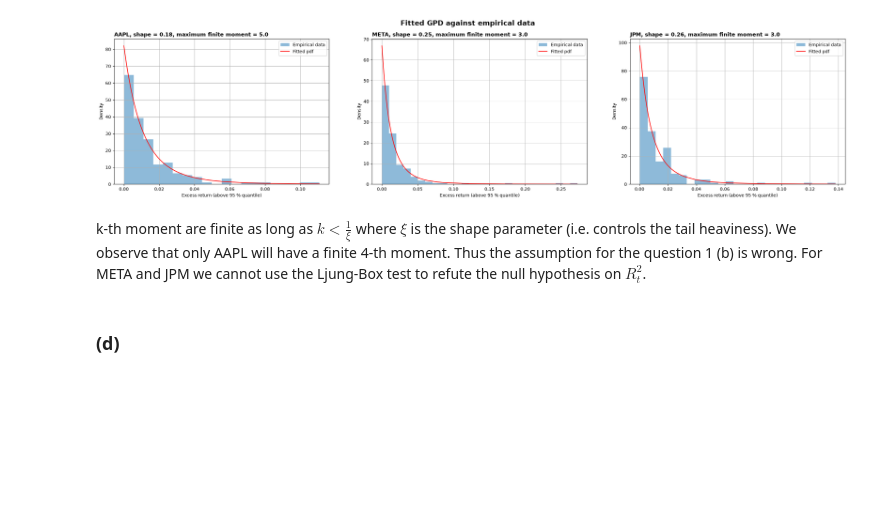
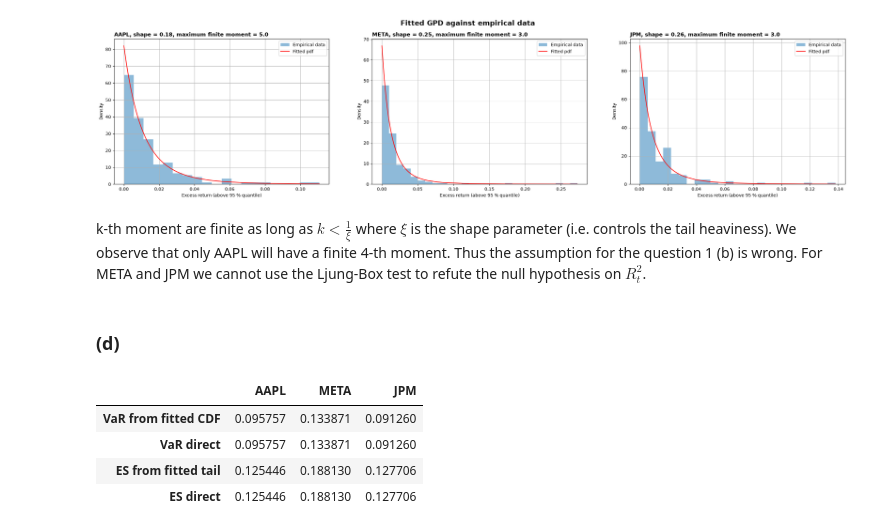
Before and after one commit to RomainFast121/quant-risk-project, a Jupyter notebook: Project_template.ipynb, the cells around one changed output. Cells and saved outputs as stored; diff of their text form; code cells hidden in the pictures; blank space fills up the shorter version.

Commit message:
First completion of question 6 (need to be read again)

```diff
--- a/Project_template.ipynb
+++ b/Project_template.ipynb
@@ -526,3 +526,86 @@ k-th moment are finite as long as  $k < \frac{1}{\xi}$ where $\xi$ is the shape
 ### (d)
 # %%
 # Recall Nu_dict contains number of exceedance
+# and params contains the fitted GPD parameters
+
+compare = {}
+var_es_results = []
+
+for name in full_loss:
+
+    n = full_loss[name].shape[0]
+    u = u_dict[name]
+    Nu = Nu_dict[name]
+    param = params[name]
+    shape, scale = param[0], param[2]
+
+
+    # 1. First we compute VaR and ES through the CDF
+    r = n/Nu * (1 - DEEP_ALPHA)
+    var_cdf = u + genpareto.isf(r, c=shape, loc=0, scale=scale)
+    es_cdf = var_cdf + (scale + shape *(var_cdf - u))/(1 - shape)
+
+    # 2. Compute VaR and ES through A.5 formulas
+    # Use DEEP_ALPHA
+
+    var_direct = u + scale/shape * ((n * (1 - DEEP_ALPHA)/Nu)**(-shape) - 1)
+    es_direct = var_direct/(1 - shape) + (scale - u * shape)/(1 - shape)
+
+    compare[name] = {
+        "VaR from fitted CDF": var_cdf,
+        "VaR direct": var_direct,
+        "ES from fitted tail": es_cdf,
+        "ES direct": es_direct,
+    }
+
+    # 4. Save results
+    var_es_results.append({
+        'method' : 'Fitted GPD', 'stock' : name,
+        'alpha' : DEEP_ALPHA, 'VaR' : var_cdf, 'ES' : es_cdf
+    })
+
+display(pd.DataFrame(compare))
+
+
+# Question 6 (e) (same code as question 2)
+window_losses = losses        # one column per stock
+alphas = [DEEP_ALPHA]
+
+# (a) Gaussian
+for elem in window_losses:
+    mu = window_losses[elem].mean()
+    sigma = window_losses[elem].std(ddof=1)
+    for alpha in alphas:
+        var = mu + sigma * stats.norm.ppf(alpha)
+        es = mu + sigma * stats.norm.pdf(stats.norm.ppf(alpha)) / (1 - alpha)
+        method = "Gaussian"
+        var_es_results.append({
+            "method": method, "stock": elem, "alpha": alpha,
+            "VaR": var,
+            "ES": es,
+        })
+
+# (b) Student-t
+t_params = {}
+for elem in window_losses:
+    lw = window_losses[elem]
+    nu, mu_t, sig_t = stats.t.fit(lw.to_numpy())
+    t_params[elem] = (nu, mu_t, sig_t)
+    for alpha in alphas:
+        q = stats.t.ppf(alpha, nu)
+        var = mu_t + sig_t * q
+        es = mu_t + sig_t * stats.t.pdf(q, nu) / (1.0 - alpha) * (nu + q**2) / (nu - 1.0)
+        method = "Student-t"
+        var_es_results.append({
+            "method": method, "stock": elem, "alpha": alpha,
+            "VaR": var,
+            "ES": es
+        })
+
+var_es_results_df = pd.DataFrame(var_es_results).set_index("method")
+# %% [output]
+|  | AAPL | META | JPM |
+| VaR from fitted CDF | 0.095757 | 0.133871 | 0.091260 |
+| VaR direct | 0.095757 | 0.133871 | 0.091260 |
+| ES from fitted tail | 0.125446 | 0.188130 | 0.127706 |
+| ES direct | 0.125446 | 0.188130 | 0.127706 |
```
Also changed, not shown: parts of 2 cells of this notebook.
